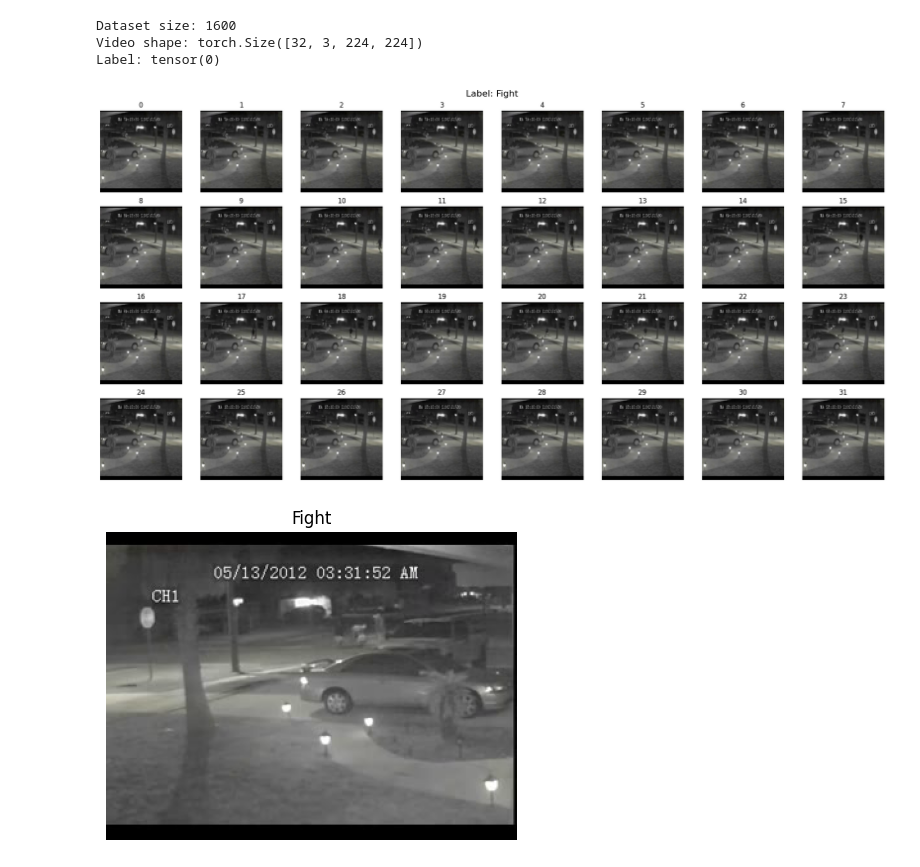
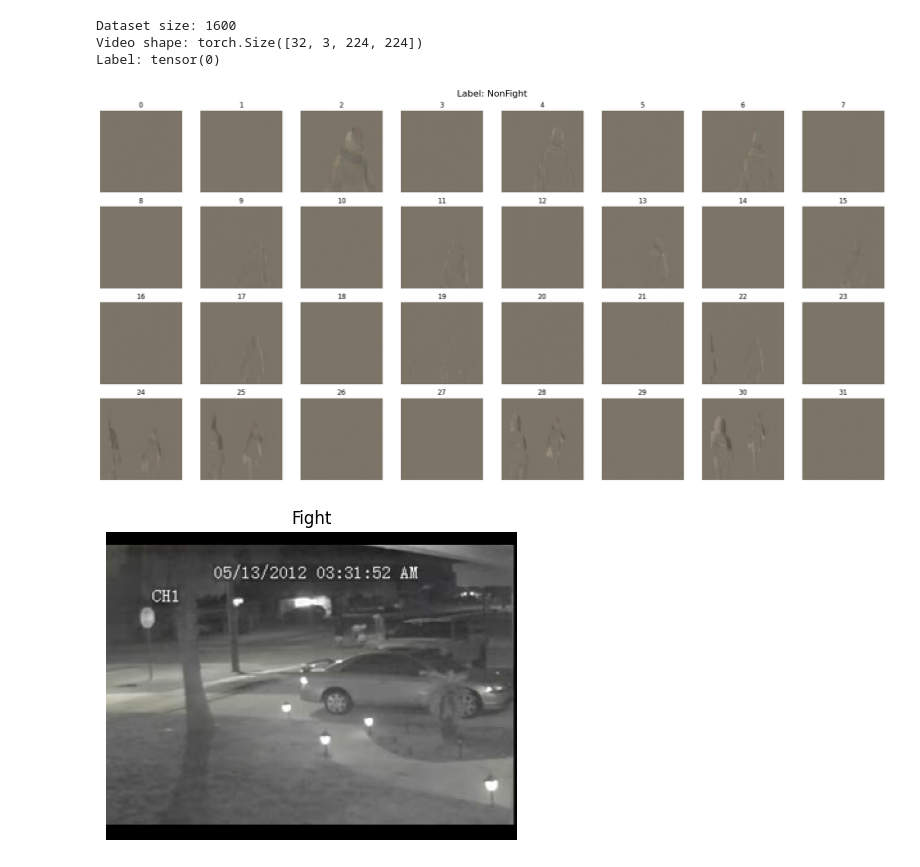
Before and after one commit to maxim-pre/violence-detection-dissertation, a Jupyter notebook: notebooks/02-dataset_loader_testing.ipynb, the cells around one changed output. Drawn from its saved outputs; the diff is of its cells as text; code cells hidden in the pictures.

```diff
--- a/notebooks/02-dataset_loader_testing.ipynb
+++ b/notebooks/02-dataset_loader_testing.ipynb
@@ -16,7 +17,8 @@ dataset = RWF2000Dataset(
     split="train",
     num_frames=32,
     image_size=224,
-    augment=True
+    augment=True,
+    input_mode="diff"
 )
 
 print("Dataset size:", len(dataset))
@@ -32,32 +34,37 @@ Label: tensor(0)
 # %%
 video_num = 987
 # %%
-# inspect the uniformly distributed 32 frames
-
-video, label = dataset[video_num]
+mean = torch.tensor([0.485, 0.456, 0.406])
+std = torch.tensor([0.229, 0.224, 0.225])
 
 fig, axes = plt.subplots(4, 8, figsize=(20, 10))
 
 for i, ax in enumerate(axes.flatten()):
 
     frame = video[i]
+
+    # undo ImageNet normalization
+    frame = frame * std[:, None, None] + mean[:, None, None]
+
+    # avoid tiny numerical errors
+    frame = torch.clamp(frame, 0, 1)
 
     # C,H,W -> H,W,C
     frame = frame.permute(1, 2, 0)
 
     ax.imshow(frame)
     ax.set_title(f"{i}")
     ax.axis("off")
 
 plt.suptitle(
     f"Label: {'Fight' if label.item() == 1 else 'NonFight'}",
     fontsize=16
 )
 
 plt.tight_layout()
 plt.show()
 # %% [output]
-[figure, old version]
+[figure, new version]
 # %%
 # inspect the original video frames
 
```
Also changed, not shown: parts of 2 cells of this notebook, 8 other files.
